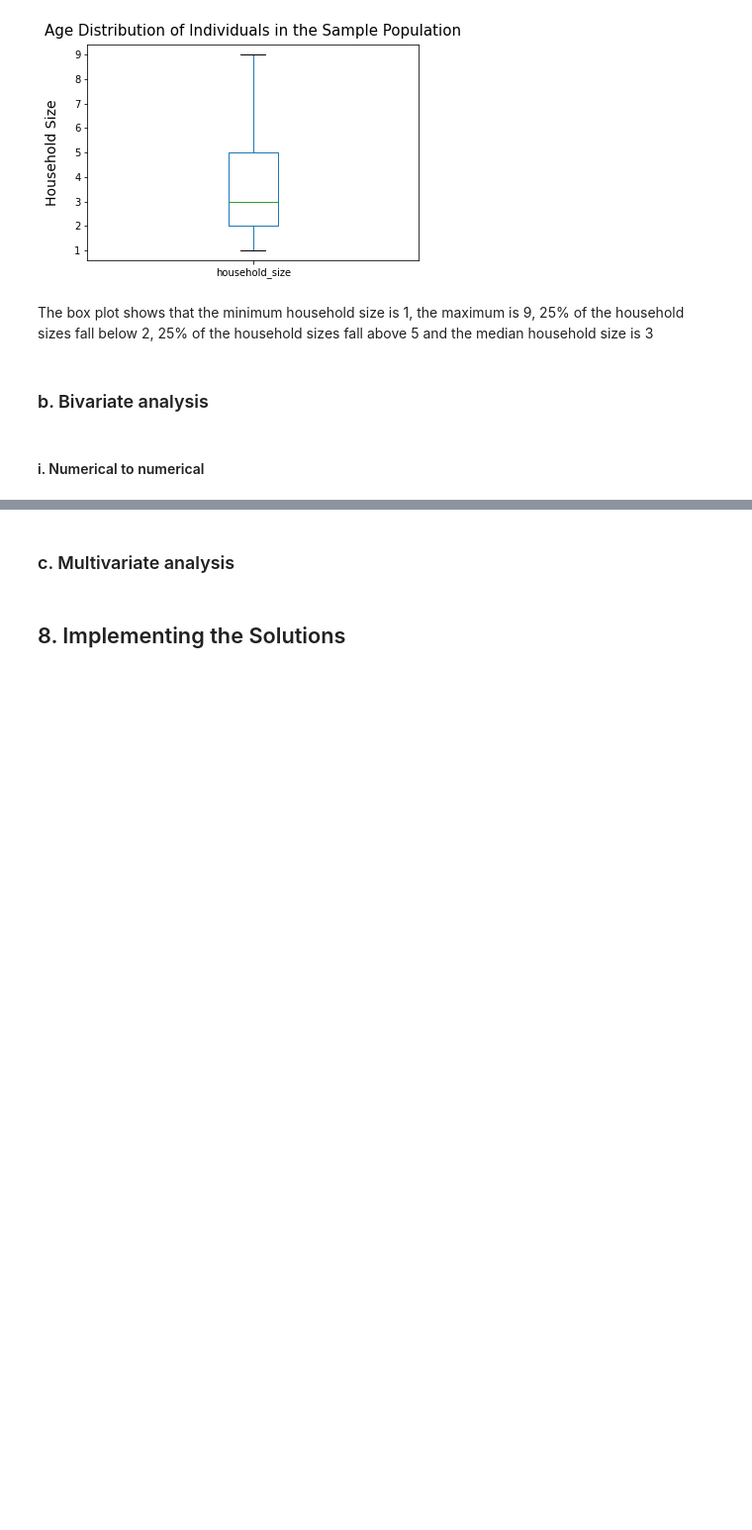
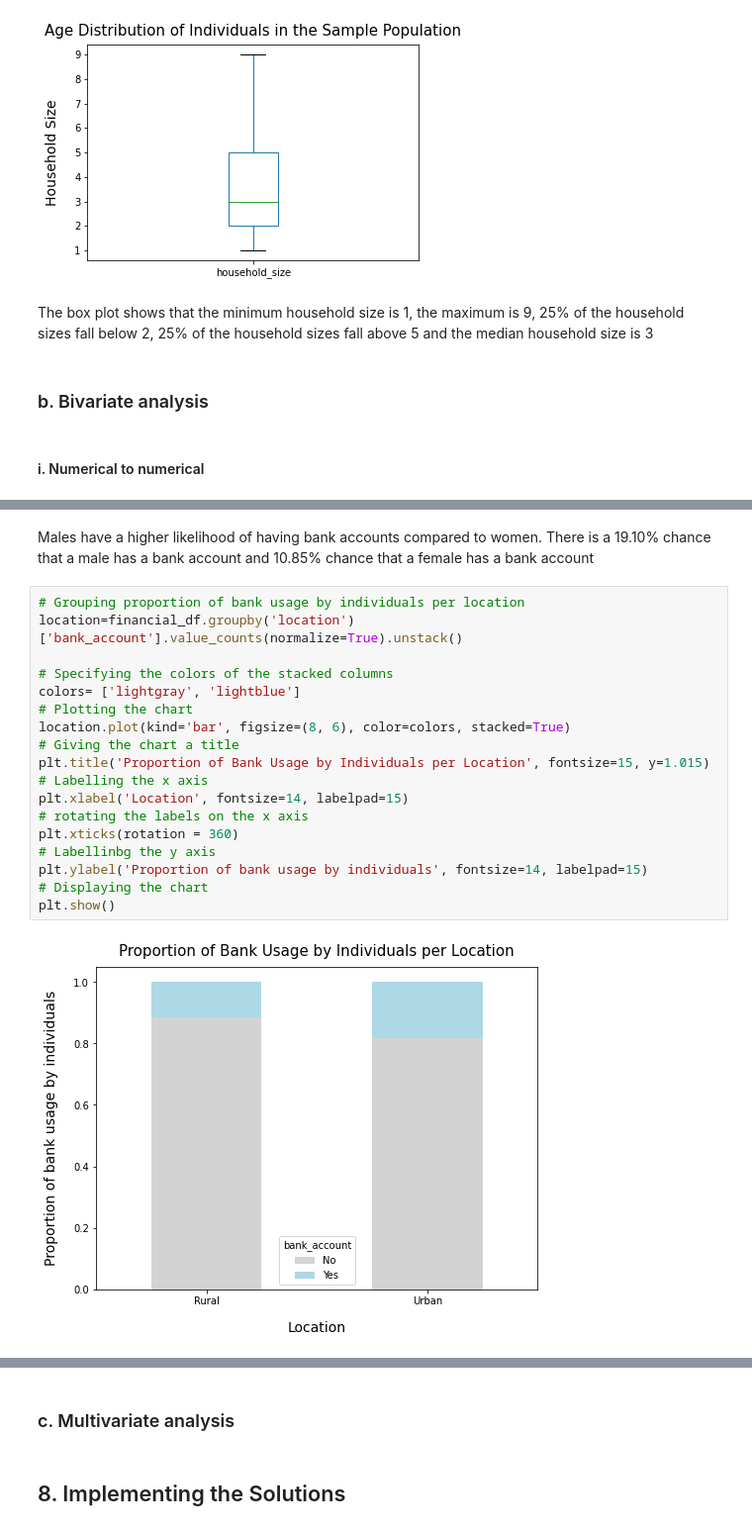
Before and after one commit to WambuiKahuthu/MORINGA_CORE_WEEK2_IP_DESCRIPTIVE_STATISTICS, a Jupyter notebook: Moringa_Data_Science_Core_W2_Independent_Project_2021_08_Wambui_Kahuthu_Python_Notebook.ipynb, the cells around one changed output, grey strips where cells are left out. Shown at 99% size. Cells and saved outputs as stored; diff of their text form; blank space fills up the shorter version.

```diff
--- a/Moringa_Data_Science_Core_W2_Independent_Project_2021_08_Wambui_Kahuthu_Python_Notebook.ipynb
+++ b/Moringa_Data_Science_Core_W2_Independent_Project_2021_08_Wambui_Kahuthu_Python_Notebook.ipynb
@@ -740,0 +789,22 @@ A pearson coefficient of 0.027 means that household size and age of respondents
+# %% [markdown]
+Males have a higher likelihood of having bank accounts compared to women. There is a 19.10% chance that a male has a bank account and 10.85% chance that a female has a bank account
+# %%
+# Grouping proportion of bank usage by individuals per location
+location=financial_df.groupby('location')['bank_account'].value_counts(normalize=True).unstack()
+
+# Specifying the colors of the stacked columns
+colors= ['lightgray', 'lightblue']
+# Plotting the chart
+location.plot(kind='bar', figsize=(8, 6), color=colors, stacked=True)
+# Giving the chart a title
+plt.title('Proportion of Bank Usage by Individuals per Location', fontsize=15, y=1.015)
+# Labelling the x axis
+plt.xlabel('Location', fontsize=14, labelpad=15)
+# rotating the labels on the x axis
+plt.xticks(rotation = 360)
+# Labellinbg the y axis
+plt.ylabel('Proportion of bank usage by individuals', fontsize=14, labelpad=15)
+# Displaying the chart
+plt.show()
+# %% [output]
+[figure, added]
```
Also changed, not shown: parts of 65 cells of this notebook.
